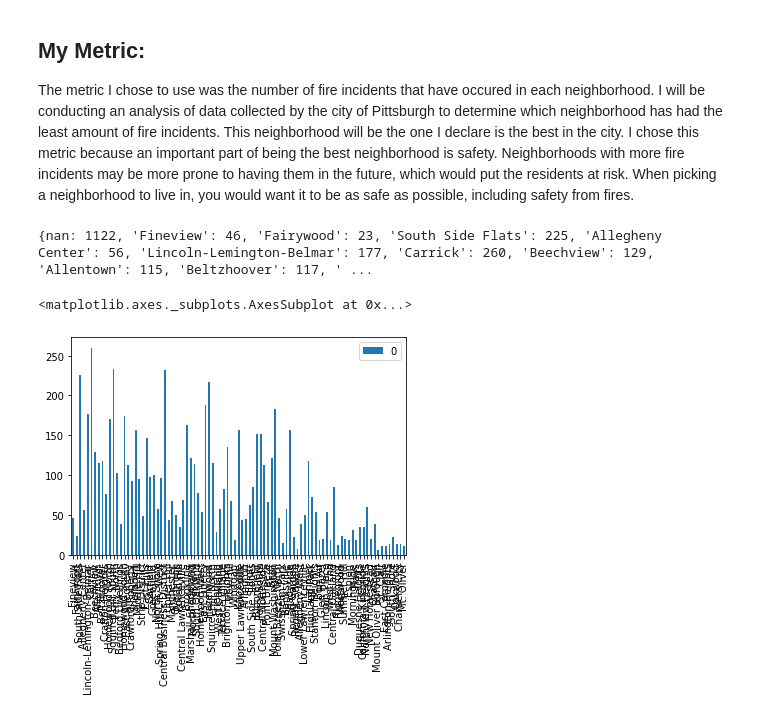
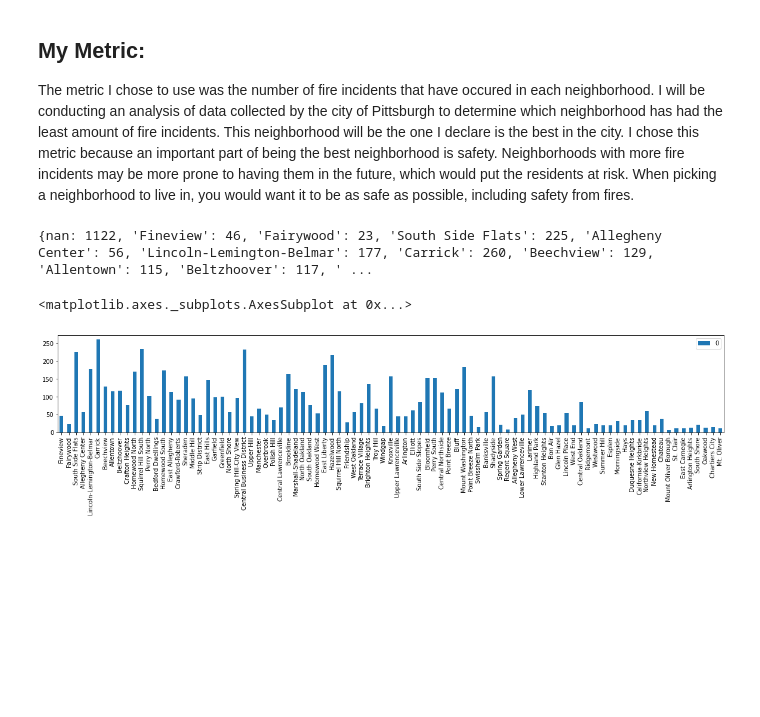
Before and after one commit to MasonGobat/bigIdeasFinalProject, a Jupyter notebook: hoodFires.ipynb, the cells around one changed output. Saved outputs shown, nothing was run; the diff lists cells and outputs as text; code cells hidden in the pictures; blank space fills up the shorter version.

Commit message:
Reformatted bar graph

```diff
--- a/hoodFires.ipynb
+++ b/hoodFires.ipynb
@@ -7,18 +7,18 @@ The metric I chose to use was the number of fire incidents that have occured in
 # %%
 import pandas as pd
 fires = pd.read_csv("data/fires.csv")
 fire_count = {}
 for index, row in fires.iterrows():
     neighborhood = row['neighborhood']
     if neighborhood in fire_count:
         fire_count[neighborhood] += 1
     elif neighborhood not in fire_count and neighborhood != None:
         fire_count[neighborhood] = 1
 print(fire_count)
 graph = pd.DataFrame.from_dict(fire_count, orient='index', dtype = None, columns=None)
 graph = graph.iloc[1: , :]
-graph.plot.bar()
+graph.plot.bar(figsize=(20,3))
 # %% [output]
 {nan: 1122, 'Fineview': 46, 'Fairywood': 23, 'South Side Flats': 225, 'Allegheny Center': 56, 'Lincoln-Lemington-Belmar': 177, 'Carrick': 260, 'Beechview': 129, 'Allentown': 115, 'Beltzhoover': 117, ' ...
 <matplotlib.axes._subplots.AxesSubplot at 0x...>
-[figure, old version]
+[figure, new version]
```
